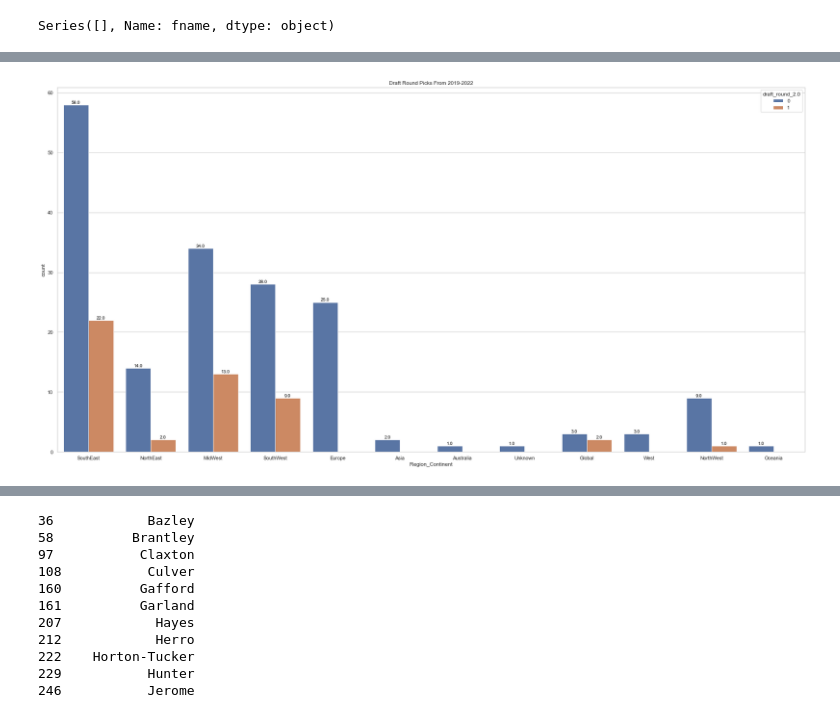
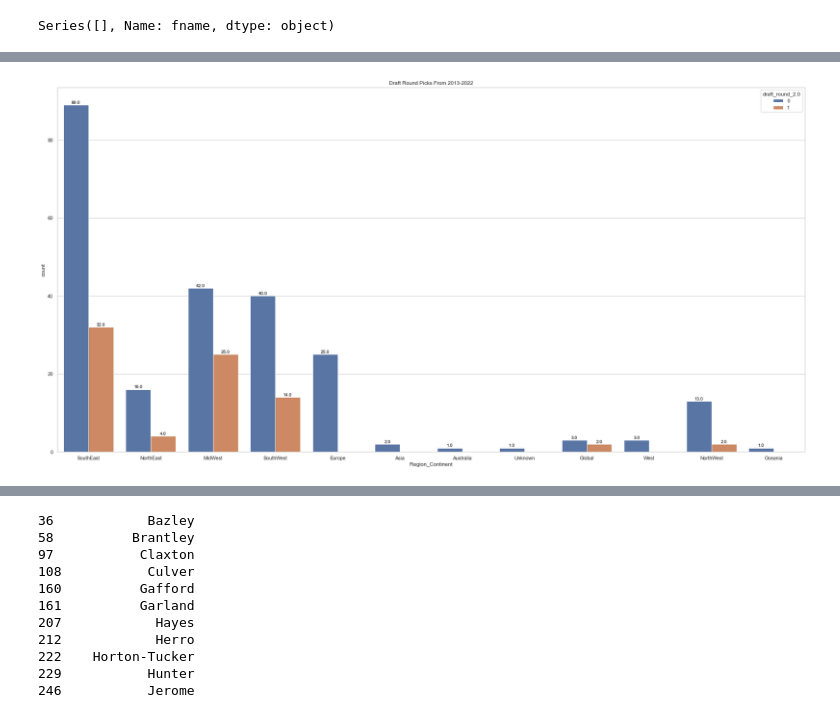
Before and after one commit to AdnanKpodoo/NBA_CaseStudy, a Jupyter notebook: NBAA_Case_Study.ipynb, the cells around one changed output, grey strips where cells are left out. Drawn from its saved outputs; the diff is of its cells as text; code cells hidden in the pictures.

```diff
--- a/NBAA_Case_Study.ipynb
+++ b/NBAA_Case_Study.ipynb
@@ -61,6 +61,6 @@ df.head(10)
 | 9 | 203937 | Kyle | Anderson | Forward-Guard | 6-9 | 230 | 1993-09-20 | USA | UCLA | 2014 | ... |
 # %%
 #Making a subset
-newdf = df[['playerid','fname','lname','weight','draft_year','country','draft_round','position','height']]
+newdf = df[['school', 'playerid','fname','lname','weight','draft_year','country','draft_round','position','height']]
 newdf
 # %% [output]
@@ -80,5 +80,7 @@ newdf
 # %%
 # Here I am making a subset that will only include information starting from the year 2019 and going up.
-newdf = df[(df['country'] == 'USA') & (df['draft_year'] >= 2019)]
+# I chose to do it on the most recent years for familiarity on the players
+# and aslo taking covid into account
+new_df = newdf[(newdf['country'] == 'USA') & (newdf['draft_year'] >= 2013)]
 # %%
 df_schools_2020 = df[(df['country'] == 'USA') & (df['draft_year'] == 2020)]
@@ -146,4 +176,4 @@ df_regions = pd.read_csv('player_regions.csv')
 #Grouped both dataframes together based on school.
 #Now I am merging the two dataframes
 
-merged_df = pd.merge(newdf, df_regions, on='school', how='right', suffixes=('_left','_right'))
+merged_df = pd.merge(new_df, df_regions, on='school', how='right', suffixes=('_left','_right'))
@@ -212,25 +244,27 @@ merged_df.head(10)
 # %%
 sb.set(style="whitegrid")
 
 # Plotting the count of one-hot encoded 'draft_round' values
 plt.figure(figsize=(30, 15))
-plt.title('Draft Round Picks From 2019-2022')
+plt.title('Draft Round Picks From 2013-2022')
 plt.xlabel('Draft Round')
 plt.ylabel('Count')
 
 ax = sb.countplot(data=merged_df, x='Region_Continent', hue='draft_round_2.0')
 
 # Display count values on each bar
 for p in ax.patches:
     ax.annotate(f'{p.get_height()}', (p.get_x() + p.get_width() / 2., p.get_height()),
                 ha='center', va='center', fontsize=10, color='black', xytext=(0, 5),
                 textcoords='offset points')
 
 # Show the plot
 plt.show()
 
 #This graph Diaplays the sum of round 1 = 0 and round 2 = 1 in each Region, Continnt etc starting from 2019 to 2022
 #Based on this it shows that the SouthEast region in the United States starting from 2019 - 2022 has had the most Draft Round 1 picks.
 #Using this information NBA teams can have and idea of where to look when searching for future prospects.
+#Considering this was around covid that could also play
+# a role in why most Draft Round 1 picks were from the SouthEast
 # %% [output]
-[figure, old version]
+[figure, new version]
```
Also changed, not shown: parts of 28 cells of this notebook.
